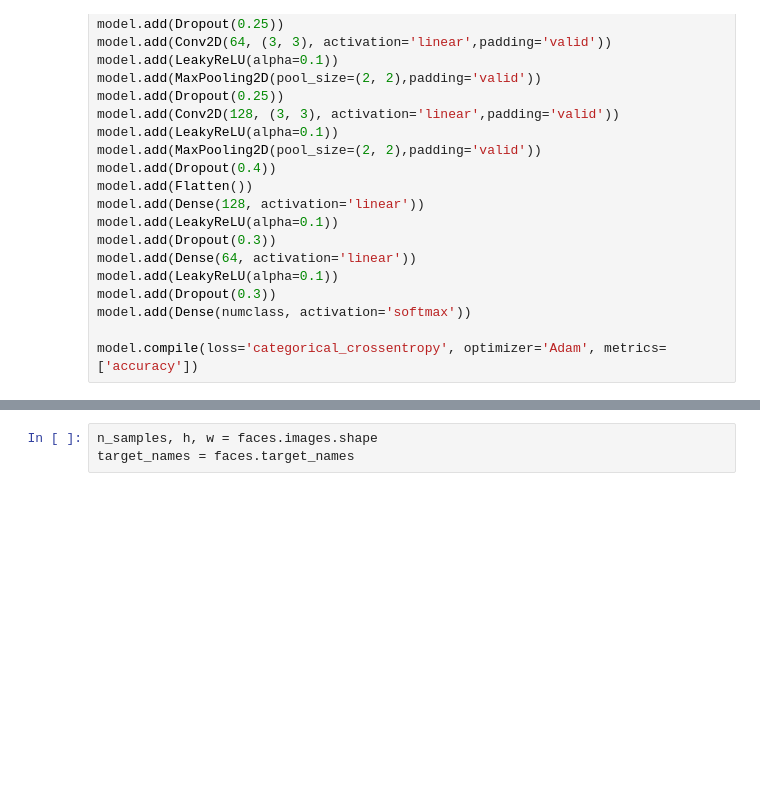
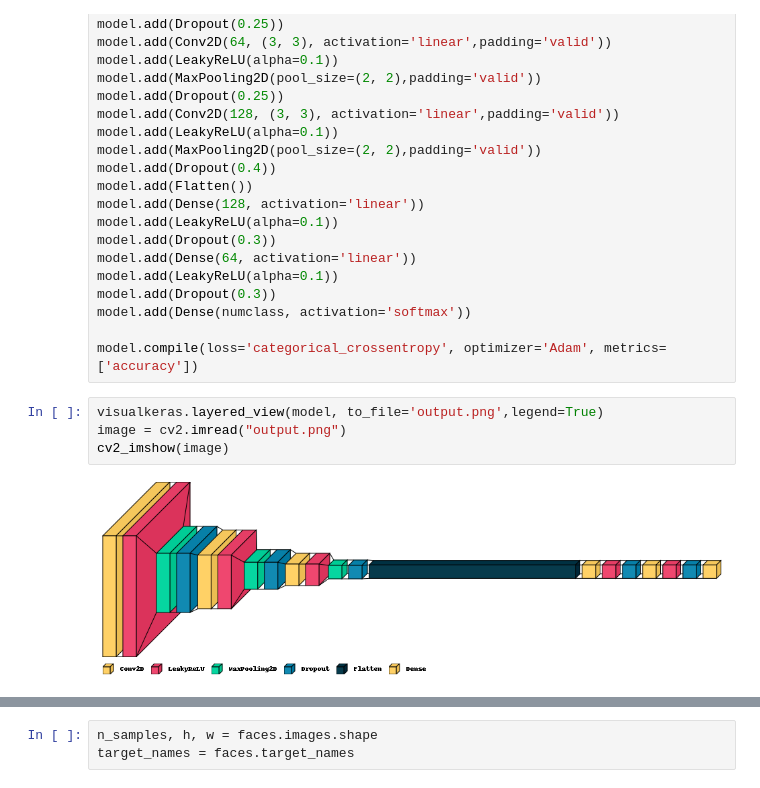
Before and after one commit to behnamy2010/Face-Recognition, a Jupyter notebook: Face_Recognition_CNN_network.ipynb, the cells around one changed output, grey strips where cells are left out. Saved outputs shown, nothing was run; the diff lists cells and outputs as text; blank space fills up the shorter version.

```diff
--- a/Face_Recognition_CNN_network.ipynb
+++ b/Face_Recognition_CNN_network.ipynb
@@ -71,5 +84,11 @@ model.add(Dropout(0.3))
 model.add(Dense(numclass, activation='softmax'))
 
 model.compile(loss='categorical_crossentropy', optimizer='Adam', metrics=['accuracy'])
+# %%
+visualkeras.layered_view(model, to_file='output.png',legend=True)
+image = cv2.imread("output.png")
+cv2_imshow(image)
+# %% [output]
+[figure, added]
 # %%
 #Model fit of the training dataset
```
Also changed, not shown: parts of 6 cells of this notebook, 3 other files.
